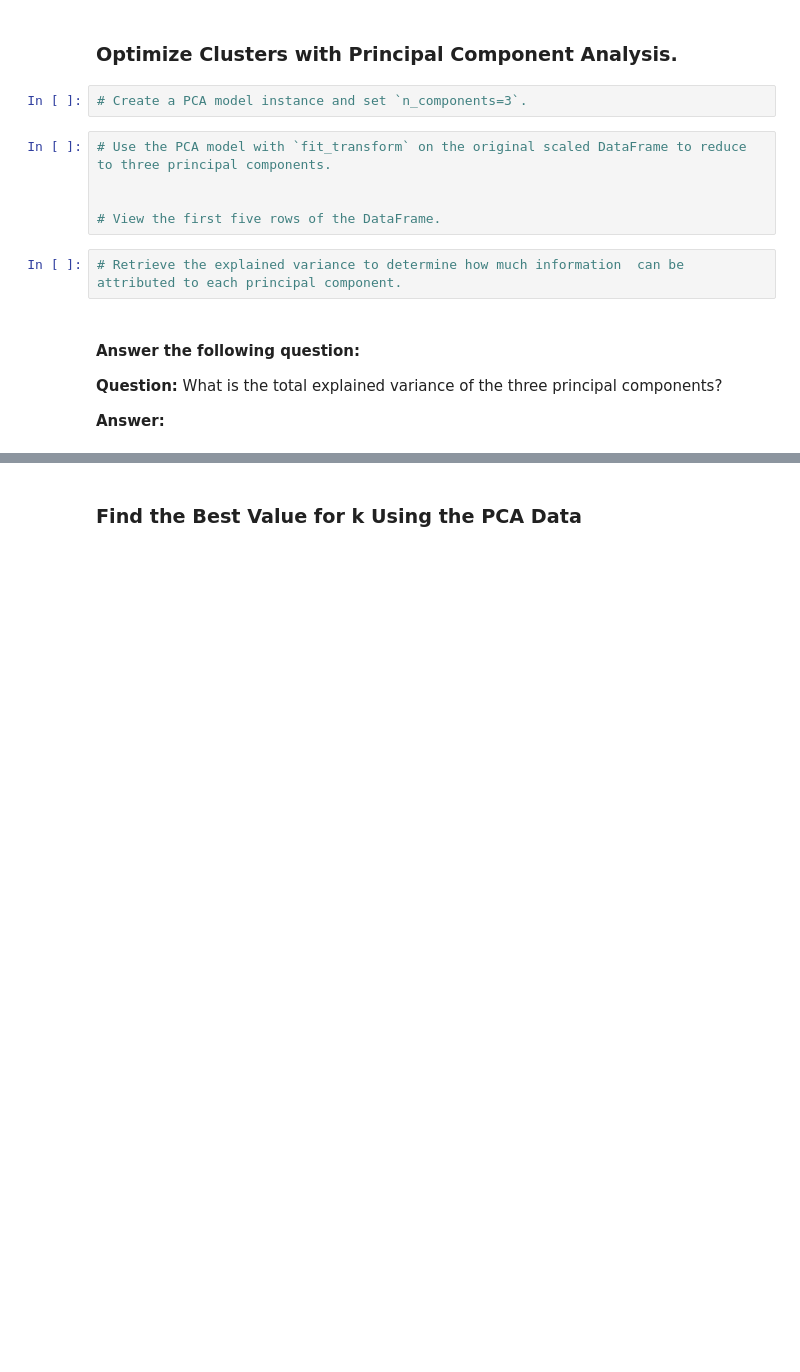
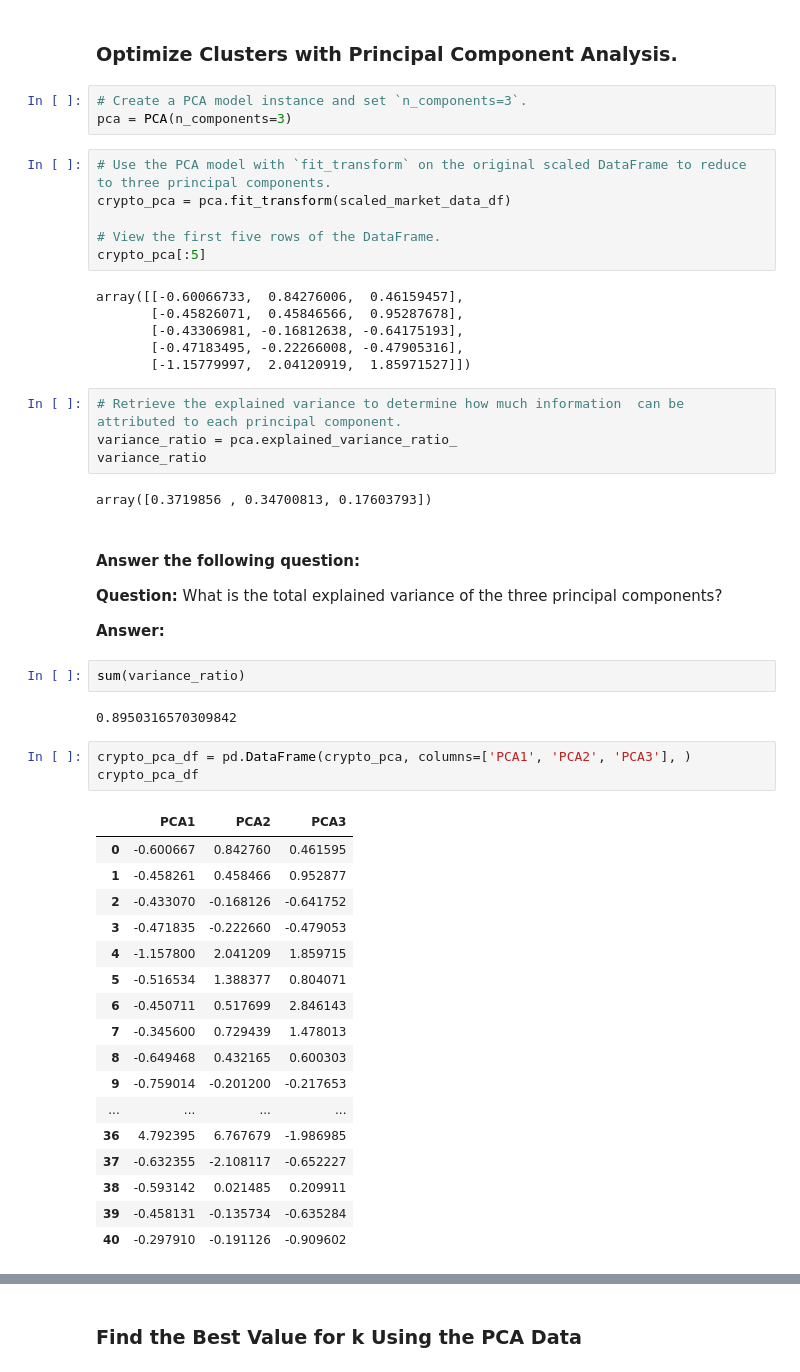
Before and after one commit to tamfree/CryptoClustering, a Jupyter notebook: Crypto_Clustering.ipynb, the cells around one changed output, grey strips where cells are left out. Drawn from its saved outputs; the diff is of its cells as text; blank space fills up the shorter version.

```diff
--- a/Crypto_Clustering.ipynb
+++ b/Crypto_Clustering.ipynb
@@ -220,19 +220,56 @@ scaled_market_data_df2.plot.scatter(x="price_change_percentage_24h", y="price_ch
 ### Optimize Clusters with Principal Component Analysis.
 # %%
 # Create a PCA model instance and set `n_components=3`.
+pca = PCA(n_components=3)
 # %%
 # Use the PCA model with `fit_transform` on the original scaled DataFrame to reduce to three principal components.
-
+crypto_pca = pca.fit_transform(scaled_market_data_df)
 
 # View the first five rows of the DataFrame.
+crypto_pca[:5]
+# %% [output]
+array([[-0.60066733,  0.84276006,  0.46159457],
+       [-0.45826071,  0.45846566,  0.95287678],
+       [-0.43306981, -0.16812638, -0.64175193],
+       [-0.47183495, -0.22266008, -0.47905316],
+       [-1.15779997,  2.04120919,  1.85971527]])
 # %%
 # Retrieve the explained variance to determine how much information  can be attributed to each principal component.
+variance_ratio = pca.explained_variance_ratio_
+variance_ratio
+# %% [output]
+array([0.3719856 , 0.34700813, 0.17603793])
 # %% [markdown]
 #### Answer the following question:
 
 **Question:** What is the total explained variance of the three principal components?
 
 **Answer:**
+# %%
+sum(variance_ratio)
+# %% [output]
+0.8950316570309842
+# %%
+crypto_pca_df = pd.DataFrame(crypto_pca, columns=['PCA1', 'PCA2', 'PCA3'], )
+crypto_pca_df
+# %% [output]
+|  | PCA1 | PCA2 | PCA3 |
+| 0 | -0.600667 | 0.842760 | 0.461595 |
+| 1 | -0.458261 | 0.458466 | 0.952877 |
+| 2 | -0.433070 | -0.168126 | -0.641752 |
+| 3 | -0.471835 | -0.222660 | -0.479053 |
+| 4 | -1.157800 | 2.041209 | 1.859715 |
+| 5 | -0.516534 | 1.388377 | 0.804071 |
+| 6 | -0.450711 | 0.517699 | 2.846143 |
+| 7 | -0.345600 | 0.729439 | 1.478013 |
+| 8 | -0.649468 | 0.432165 | 0.600303 |
+| 9 | -0.759014 | -0.201200 | -0.217653 |
+| ... | ... | ... | ... |
+| 36 | 4.792395 | 6.767679 | -1.986985 |
+| 37 | -0.632355 | -2.108117 | -0.652227 |
+| 38 | -0.593142 | 0.021485 | 0.209911 |
+| 39 | -0.458131 | -0.135734 | -0.635284 |
+| 40 | -0.297910 | -0.191126 | -0.909602 |
 # %%
 # Create a new DataFrame with the PCA data.
 # Note: The code for this step is provided for you
```
Also changed, not shown: parts of 11 cells of this notebook, 1 other file.
